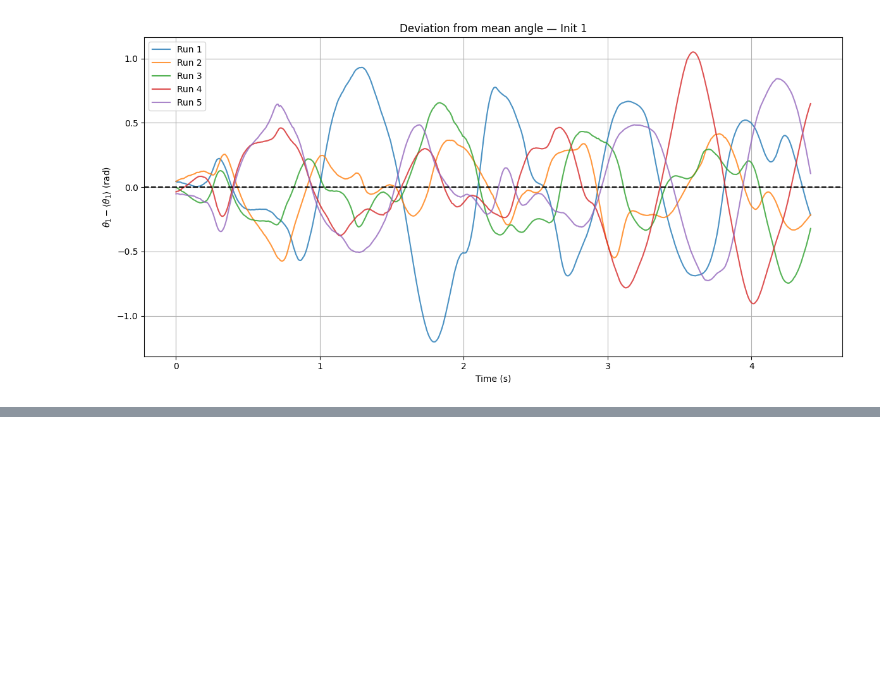
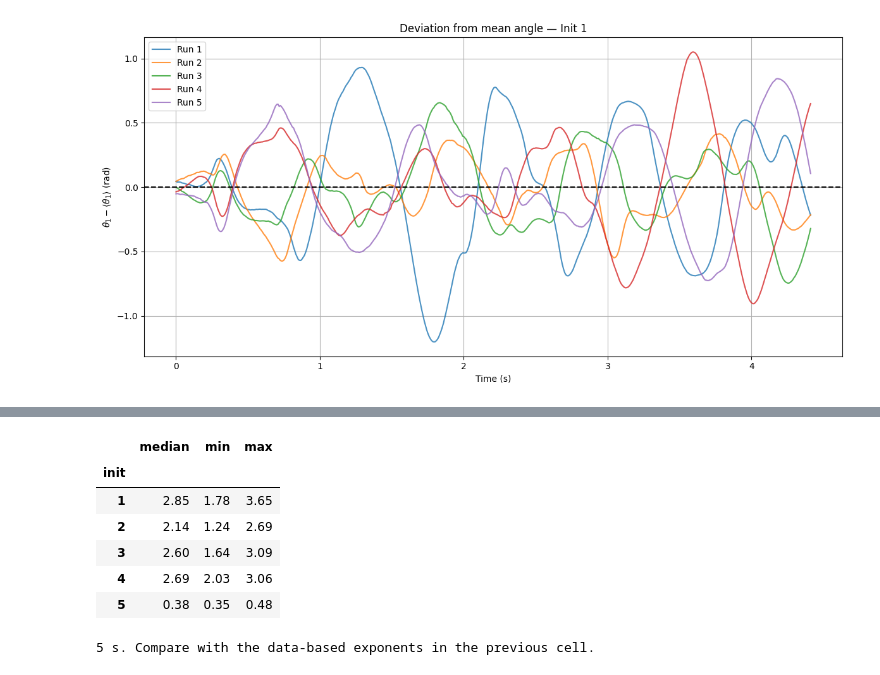
Before and after one commit to Spaantje5/Double-Pendulum-Experiment, a Jupyter notebook: real/analysis.ipynb, the cells around one changed output, grey strips where cells are left out. Saved outputs shown, nothing was run; the diff lists cells and outputs as text; code cells hidden in the pictures; blank space fills up the shorter version.

```diff
--- a/real/analysis.ipynb
+++ b/real/analysis.ipynb
@@ -107,11 +9,0 @@ plt.show()
-# %%
-dr = np.hypot(x_red-x_blue, y_red-y_blue)
-
-avg_dist = np.nanmean(dr)
-u = (dr - avg_dist)/avg_dist *100
-
-plt.figure()
-plt.plot(t, u)
-plt.ylabel("distance from avg distance (%)")
-plt.xlabel("Time (t)")
-plt.show()
@@ -179,0 +264,33 @@ plt.show()
+# %%
+# Lyapunov exponent from the SIMULATION: follow two trajectories that start a tiny distance apart; every TAU seconds measure
+# how far apart they are, record ln(d/d0), and pull the second one back to distance d0 along the same direction.
+# The average of ln(d/d0) per second is the largest Lyapunov exponent.
+def lyapunov(s0, T=8.0, tau=0.1, d0=1e-7, b1=0.0, b2=0.0):
+    scale = np.array([1.0, 1.0, 1 / S_W, 1 / S_W])
+    a = np.array(s0, float)
+    u = a + d0 * np.array([1.0, 0.0, 0.0, 0.0]) / scale
+    total, n = 0.0, int(T / tau)
+    for _ in range(n):
+        kw = dict(args=(D, b1, b2), method="DOP853", rtol=1e-12, atol=1e-12)
+        a = solve_ivp(rhs, (0, tau), a, **kw).y[:, -1]
+        u = solve_ivp(rhs, (0, tau), u, **kw).y[:, -1]
+        diff = (u - a) * scale
+        d = np.linalg.norm(diff)
+        total += np.log(d / d0)
+        u = a + diff / d * d0 / scale
+    return total / (n * tau)
+
+t0 = time.time()
+lam_sim = [lyapunov(f["x"], T=t[-1]) for f in fits]               # along each measured run, from its fitted start
+fit_tab["lam_sim"] = lam_sim
+display(fit_tab.groupby("init")["lam_sim"].agg(["median", "min", "max"]).round(2))
+print(f"{time.time() - t0:.0f} s. Compare with the data-based exponents in the previous cell.")
+# %% [output]
+|  | median | min | max |
+| init |  |  |  |
+| 1 | 2.85 | 1.78 | 3.65 |
+| 2 | 2.14 | 1.24 | 2.69 |
+| 3 | 2.60 | 1.64 | 3.09 |
+| 4 | 2.69 | 2.03 | 3.06 |
+| 5 | 0.38 | 0.35 | 0.48 |
+5 s. Compare with the data-based exponents in the previous cell.
```
Also changed, not shown: parts of 12 cells of this notebook, 6 other files.
